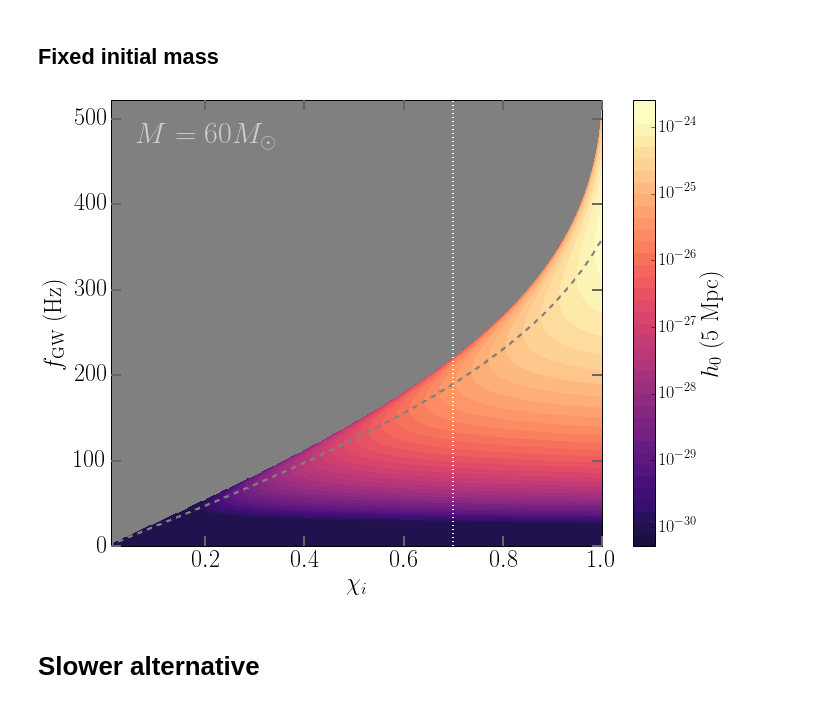
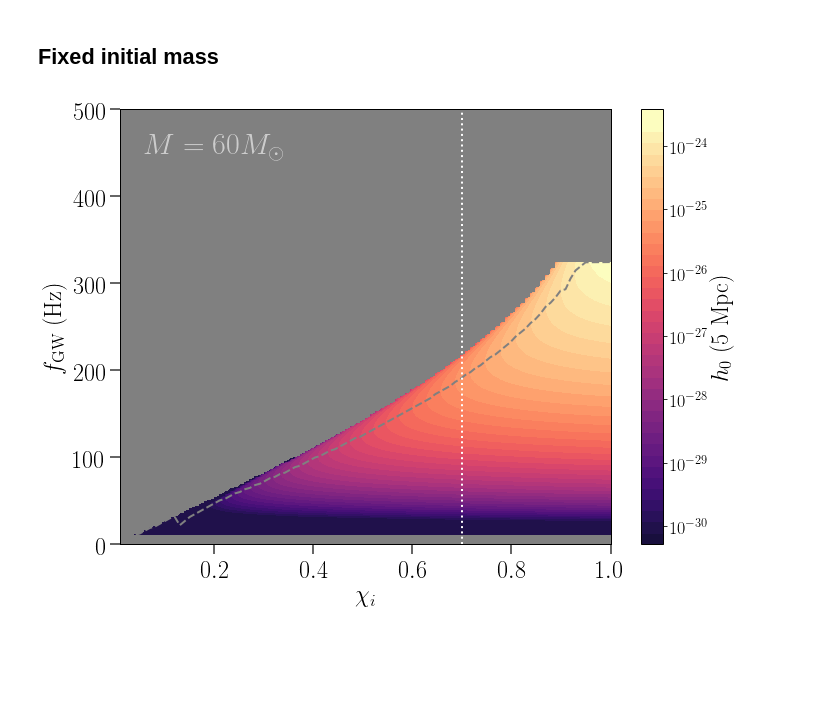
Before and after one commit to maxisi/gwaxion, a Jupyter notebook: examples/fgw_mbh.ipynb, the cells around one changed output. Drawn from its saved outputs; the diff is of its cells as text; code cells hidden in the pictures; blank space fills up the shorter version.

```diff
--- a/examples/fgw_mbh.ipynb
+++ b/examples/fgw_mbh.ipynb
@@ -138,10 +138,10 @@ plt.close()
 # %%
 # create an array of BH spins in LIGO's band
 n_spins = 100
-n_alpha = 10
+n_alpha = 200
 
-chis_array = np.logspace(0, 1, n_spins)
-alphas_array = np.linspace(0.01, 0.2, n_alpha)
+chis_array = np.linspace(0, 1, n_spins)
+alphas_array = np.linspace(0.01, physics.get_alpha_max(0.7)+0.1, n_alpha)
 
 a_chi_list = []
 for a in alphas_array:
@@ -151,24 +151,10 @@ for a in alphas_array:
 # simple wrapper to get h0, fgw
 def get_h0f(a_chi):
     alpha, chi = a_chi
-    return physics.get_gw_and_times(alpha, m_bh=mbh_ex, chi_bh=chi, lgw=2, l=1, m=1, nr=0, distance=5E6*physics.PC_SI)
+    return physics.get_gw(alpha, m_bh=mbh_ex, chi_bh=chi, lgw=2, l=1, m=1, nr=0, distance=5E6*physics.PC_SI)
 
 pool = multiprocessing.Pool(8)
-h0_f_Ti_list = pool.map(get_h0f, a_m_list)
+h0_f_list = pool.map(get_h0f, a_chi_list)
 
-h0s, fgws, Tis = np.array(h0_f_Ti_list).T
-alphas, mbhs = np.array(a_m_list).T
+h0s, fgws = np.array(h0_f_list).T
+alphas, chis = np.array(a_chi_list).T
-# %%
-
-
-mbh_i = mbh_ex
-distance = 5E6 * physics.PC_SI
-chis_array = np.linspace(0, 1, n_spins).reshape(n_spins, 1)
-
-alphas_array = np.linspace(0, 0.5, n_alpha).reshape(1, n_alpha)
-
-h0s, fgws = physics.h0_scalar_brito(mbh_i, alphas_array, chi_i=chis_array, d=distance)
-chis = np.repeat(chis_array, n_alpha, axis=1)
-
-fgws_ma = np.ma.masked_array(fgws, mask=fgws<=0)
-h0s_ma = np.ma.masked_array(h0s, mask=(h0s<=1E-30) | (np.isnan(h0s)))
@@ -183,7 +162,7 @@ h0s_ma = np.ma.masked_array(h0s, mask=(h0s<=1E-30) | (np.isnan(h0s)))
 # get maximum amplitude per spin
 
 df2 = pd.DataFrame({'h0': h0s.flatten(), 'fgw': fgws.flatten(), 'chi': chis.flatten()})
-df2 = df2[(df2['h0']>0)&(df2['fgw']>0)]
+#df2 = df2[(df2['h0']>0)&(df2['fgw']>0)]
 
 grouped = df2.groupby('chi')
 new_chis = grouped.groups.keys()
@@ -202,43 +181,44 @@ h0s_ma = np.ma.masked_array(h0s_2, mask=(np.isnan(h0s_2)))
 
 norm = matplotlib.colors.LogNorm(vmin=1E-31, vmax=h0s_ma.max())
 
-#from mpl_toolkits.axes_grid1.inset_locator import inset_axes
+X = df2['chi'].reshape(n_alpha, n_spins)
+Y = df2['fgw'].reshape(n_alpha, n_spins)
+Z = h0s_ma.reshape(n_alpha, n_spins)
 
 fig, ax = plt.subplots(1, figsize=(11,8))
 
-cm = ax.contourf(chis, fgws_ma,h0s_ma, locator=ticker.LogLocator(numticks=500,base=1.5), cmap='magma', norm=norm)
+cm = ax.contourf(X, Y, Z, locator=ticker.LogLocator(numticks=500,base=1.5), cmap='magma', norm=norm)
 #cs = plt.contour(mbhs,fgws_ma, h0s_ma, ticklocation=ticker.LogLocator(), colors='lavender', norm=norm)
 # fmt = ticker.LogFormatterMathtext()
 # fmt.create_dummy_axis()
 # plt.clabel(cs, cs.levels, inline=True, fontsize=8, fmt=fmt, loc='best')
 
 ax.plot(chi_df['chi'], chi_df['fgw'], '--', color='gray', lw=2)
 
 # plot vertical line at 0.7
 ax.axvline(0.7, c='w', ls=':', lw=2)
 
 # cbaxes = inset_axes(ax, width="70%", height="5%", loc=9)
 cb_ticks = np.logspace(-30, -24, 7)# np.ceil(np.log10(h0s_ma[~np.isnan(h0s_ma)].max())), 7)
 cb = plt.colorbar(cm, norm=norm, label=r'$h_0$ (5 Mpc)', ticks=cb_ticks)#, orientation='horizontal', cax=cbaxes)
 cb.ax.tick_params(labelsize=18)
 
 ax.set_ylabel(r'$f_{\rm GW}$ (Hz)')
 ax.set_xlabel(r'$\chi_i$')
 ax.set_xlim(0.01,1)
+ax.set_ylim(0, 500)
 
 ax.patch.set_facecolor("grey")
 
 ax.tick_params(axis='both', color='0.4', which='both', width=2)
 ax.tick_params(axis='both', length=10)
 
 ax.annotate(r'$M=%i M_\odot$' % mbh_ex, xy=(0.05, 0.94), xycoords="axes fraction",
             ha='left', va='top', fontsize=30, color='0.8')
 
-fig.savefig('cmap_fgw_chi_h0.pdf', bbox_inches='tight')
+#fig.savefig('cmap_fgw_chi_h0.pdf', bbox_inches='tight')
 
 plt.show()
 plt.close()
 # %% [output]
-[figure, old version]
+[figure, new version]
-# %% [markdown]
-# Slower alternative
```
Also changed, not shown: parts of 3 cells of this notebook, 5 other files.
